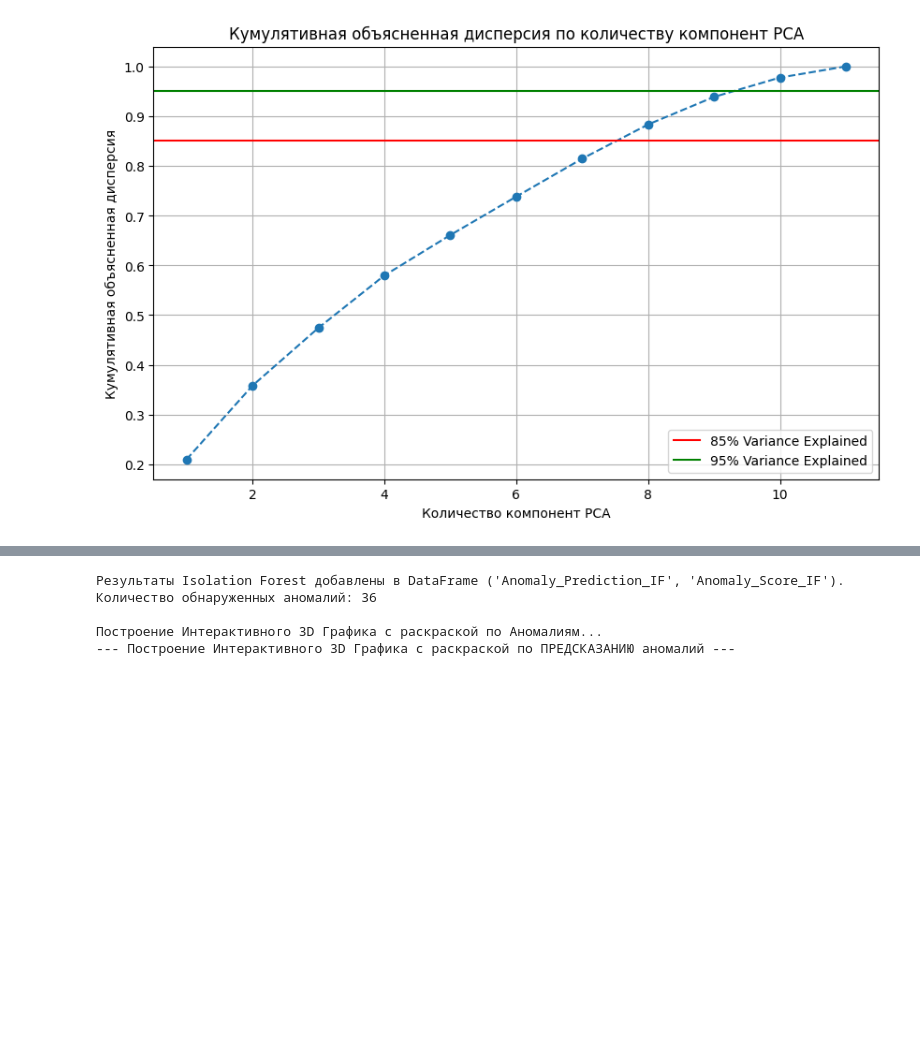
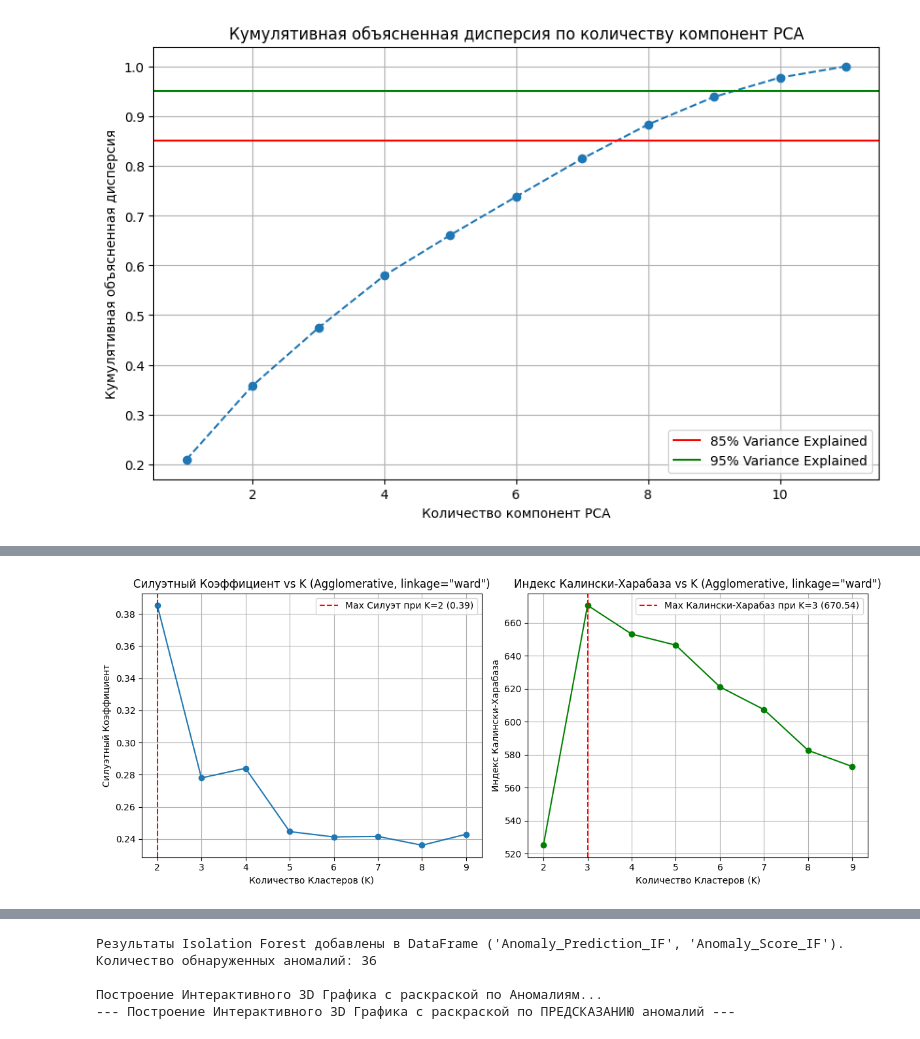
Before and after one commit to vsbank/belhardcourse, a Jupyter notebook: homework6/hw6_Final_Project.ipynb, the cells around one changed output, grey strips where cells are left out. Cells and saved outputs as stored; diff of their text form; code cells hidden in the pictures; blank space fills up the shorter version.

```diff
--- a/homework6/hw6_Final_Project.ipynb
+++ b/homework6/hw6_Final_Project.ipynb
@@ -143,6 +166,6 @@ plt.show()
 # %%
-# --- Выбор и Применение K-Means с Выбранным K ---
-n_clusters_chosen = 7
+# лучшее K по методу локтя = 4-7, по метрикам 3-7
+n_clusters_chosen = 4 # оптимально 4-5
 
 # Применяем K-Means с выбранным K к данным после PCA
 kmeans_final = KMeans(n_clusters=n_clusters_chosen, init='k-means++', random_state=42, n_init='auto')
@@ -175,8 +198,6 @@ fig = px.scatter_3d(
     hover_data={'PC1': ':.2f', 'PC2': ':.2f', 'PC3': ':.2f', 'Cluster': True, 'Cluster_Str': False}
 )
 
-# Отображаем интерактивный график
-print("\nИнтерактивный график создан.")
 fig.show()
 # %% [output]
 Интерактивный график создан.
@@ -183,0 +207,82 @@ fig.show()
+# %%
+from sklearn.cluster import AgglomerativeClustering
+
+# Поиск оптимального количества кластеров для Agglomerative Clustering
+k_range = range(2, 10) # диапазон количества кластеров
+
+# Используем один тип связи для анализа. Выберите один.
+# linkage='ward' - требует metric='euclidean'
+linkage_type_for_eval = 'ward' # варианты ('ward', 'complete', 'average')
+
+# Списки для хранения значений метрик
+silhouette_scores_agglo = []
+calinski_harabasz_scores_agglo = []
+evaluated_k_values = [] # Сохраним значения K, для которых рассчитаны метрики
+
+print(f"\nЗапускаем Agglomerative Clustering с linkage='{linkage_type_for_eval}' для K от {min(k_range)} до {max(k_range)}...")
+
+# --- Цикл для Запуска Кластеризации и Расчета Метрик для каждого K ---
+for k in k_range:
+    # Пропускаем K=1, так как метрики не определены
+    if k == 1:
+        continue
+
+    # Создаем и обучаем модель Agglomerative Clustering
+    agglo_model_eval = AgglomerativeClustering(
+        n_clusters=k,
+        linkage=linkage_type_for_eval,
+        metric='euclidean'
+    )
+    agglo_cluster_labels_eval = agglo_model_eval.fit_predict(X_pca_3d) # Обучаем и получаем метки
+
+    # Расчет Силуэтного Коэффициента
+    silhouette_avg = silhouette_score(X_pca_3d, agglo_cluster_labels_eval)
+    silhouette_scores_agglo.append(silhouette_avg)
+
+    # Расчет Индекса Калински-Харабаза
+    calinski_harabasz_index = calinski_harabasz_score(X_pca_3d, agglo_cluster_labels_eval)
+    calinski_harabasz_scores_agglo.append(calinski_harabasz_index)
+
+    evaluated_k_values.append(k) # Добавляем K в список
+
+    print(f"K={k}: Силуэт={silhouette_avg:.4f}, Калински-Харабаз={calinski_harabasz_index:.4f}")
+
+# График Силуэтного Коэффициента
+plt.figure(figsize=(12, 5))
+plt.subplot(1, 2, 1) # Создаем область для первого графика
+plt.plot(evaluated_k_values, silhouette_scores_agglo, marker='o')
+plt.title(f'Силуэтный Коэффициент vs K (Agglomerative, linkage="{linkage_type_for_eval}")')
+plt.xlabel('Количество Кластеров (K)')
+plt.ylabel('Силуэтный Коэффициент')
+plt.xticks(evaluated_k_values)
+plt.grid(True)
+# Опционально: Подсветить K с максимальным силуэтом
+if len(evaluated_k_values) > 0 and not all(np.isnan(silhouette_scores_agglo)):
+    # Ищем индекс максимального не-NaN значения
+    max_index = np.nanargmax(silhouette_scores_agglo)
+    best_k_silhouette = evaluated_k_values[max_index]
+    max_silhouette = silhouette_scores_agglo[max_index]
+    plt.axvline(x=best_k_silhouette, color='r', linestyle='--', label=f'Max Силуэт при K={best_k_silhouette:.0f} ({max_silhouette:.2f})')
+    plt.legend()
+
+
+# График Индекса Калински-Харабаза
+plt.subplot(1, 2, 2) # Создаем область для второго графика
+plt.plot(evaluated_k_values, calinski_harabasz_scores_agglo, marker='o', color='green')
+plt.title(f'Индекс Калински-Харабаза vs K (Agglomerative, linkage="{linkage_type_for_eval}")')
+plt.xlabel('Количество Кластеров (K)')
+plt.ylabel('Индекс Калински-Харабаза')
+plt.xticks(evaluated_k_values)
+plt.grid(True)
+ # Опционально: Подсветить K с максимальным индексом Калински-Харабаза
+if len(evaluated_k_values) > 0 and not all(np.isnan(calinski_harabasz_scores_agglo)):
+    # Ищем индекс максимального не-NaN значения
+    max_index = np.nanargmax(calinski_harabasz_scores_agglo)
+    best_k_ch = evaluated_k_values[max_index]
+    max_ch = calinski_harabasz_scores_agglo[max_index]
+    plt.axvline(x=best_k_ch, color='r', linestyle='--', label=f'Max Калински-Харабаз при K={best_k_ch:.0f} ({max_ch:.2f})')
+    plt.legend()
+
+plt.tight_layout()
+plt.show()
+# %% [output]
@@ -183,0 +298 @@ fig.show()
+[figure, added]
```
Also changed, not shown: parts of 21 cells of this notebook, 1 other file.
